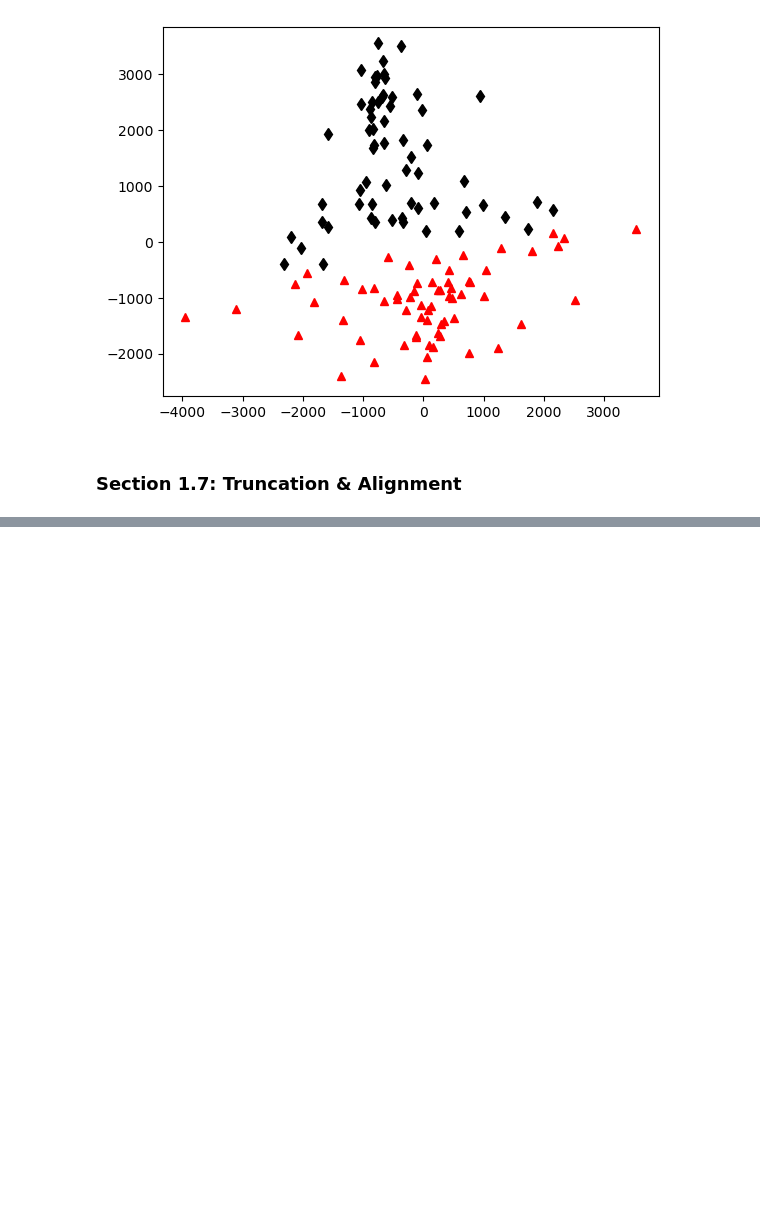
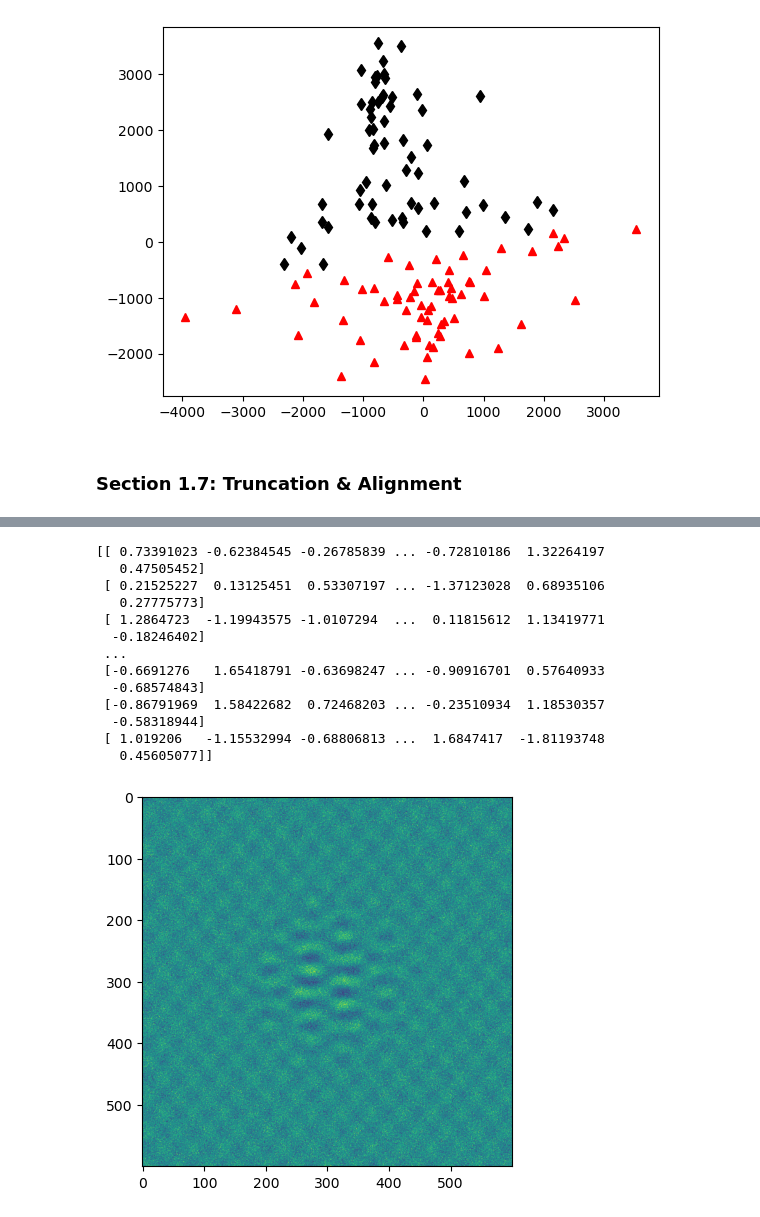
Before and after one commit to sa8692/Machine_Learning_Book_Exercises, a Jupyter notebook: Chapter_1.ipynb, the cells around one changed output, grey strips where cells are left out. Saved outputs shown, nothing was run; the diff lists cells and outputs as text; code cells hidden in the pictures; blank space fills up the shorter version.

```diff
--- a/Chapter_1.ipynb
+++ b/Chapter_1.ipynb
@@ -322,0 +335,22 @@ plt.plot(PCACoordsP2[0, :], PCACoordsP2[1, :], '^', color = 'r')
+# %%
+#Now we'll contaminate the signal with noise to give us a less clear image
+sigma = 1
+Xnoisy = X + sigma*np.random.randn(*X.shape)
+plt.imshow(Xnoisy)
+
+print(np.random.randn(*X.shape)) #It seems that this generates a random noisy matrix, which multiplied by the standard deviation, creates our noise addition to the true matrix
+# %% [output]
+[[ 0.73391023 -0.62384545 -0.26785839 ... -0.72810186  1.32264197
+   0.47505452]
+ [ 0.21525227  0.13125451  0.53307197 ... -1.37123028  0.68935106
+   0.27775773]
+ [ 1.2864723  -1.19943575 -1.0107294  ...  0.11815612  1.13419771
+  -0.18246402]
+ ...
+ [-0.6691276   1.65418791 -0.63698247 ... -0.90916701  0.57640933
+  -0.68574843]
+ [-0.86791969  1.58422682  0.72468203 ... -0.23510934  1.18530357
+  -0.58318944]
+ [ 1.019206   -1.15532994 -0.68806813 ...  1.6847417  -1.81193748
+   0.45605077]]
+[figure, added]
```
Also changed, not shown: parts of 11 cells of this notebook.
